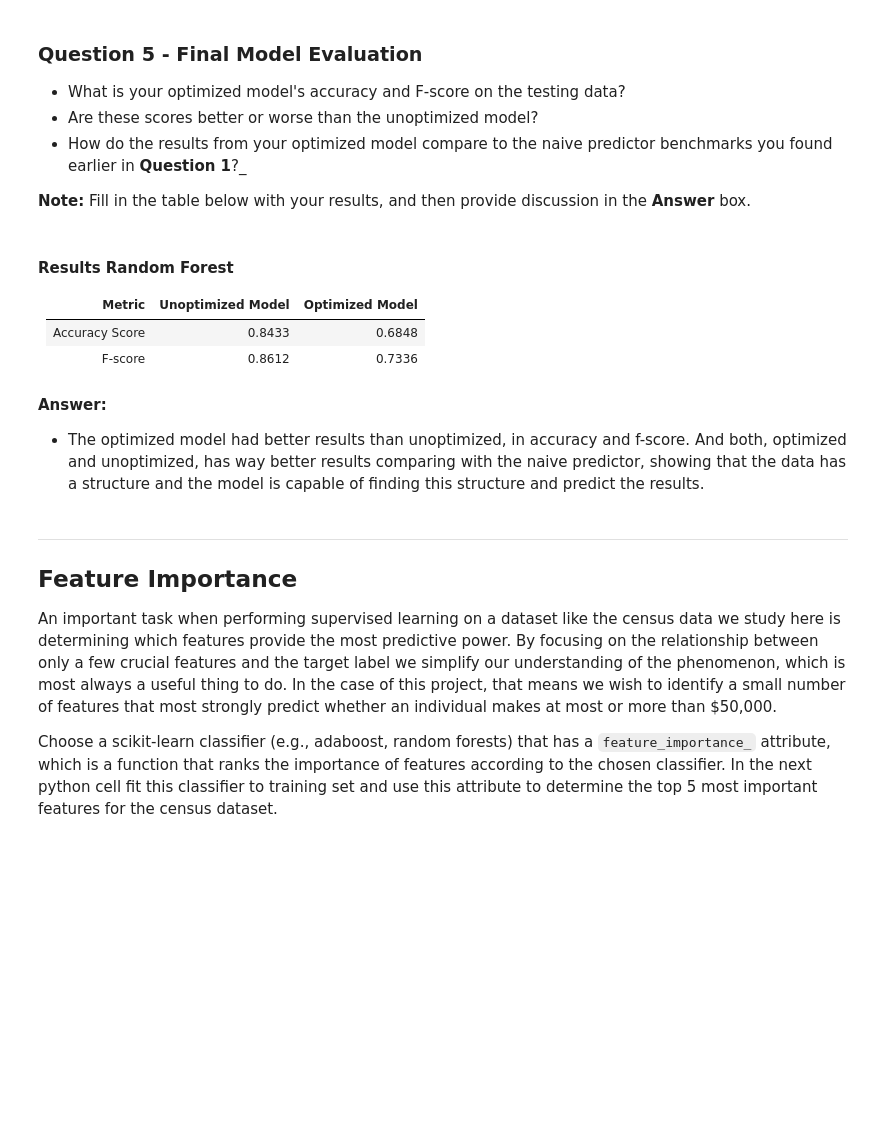
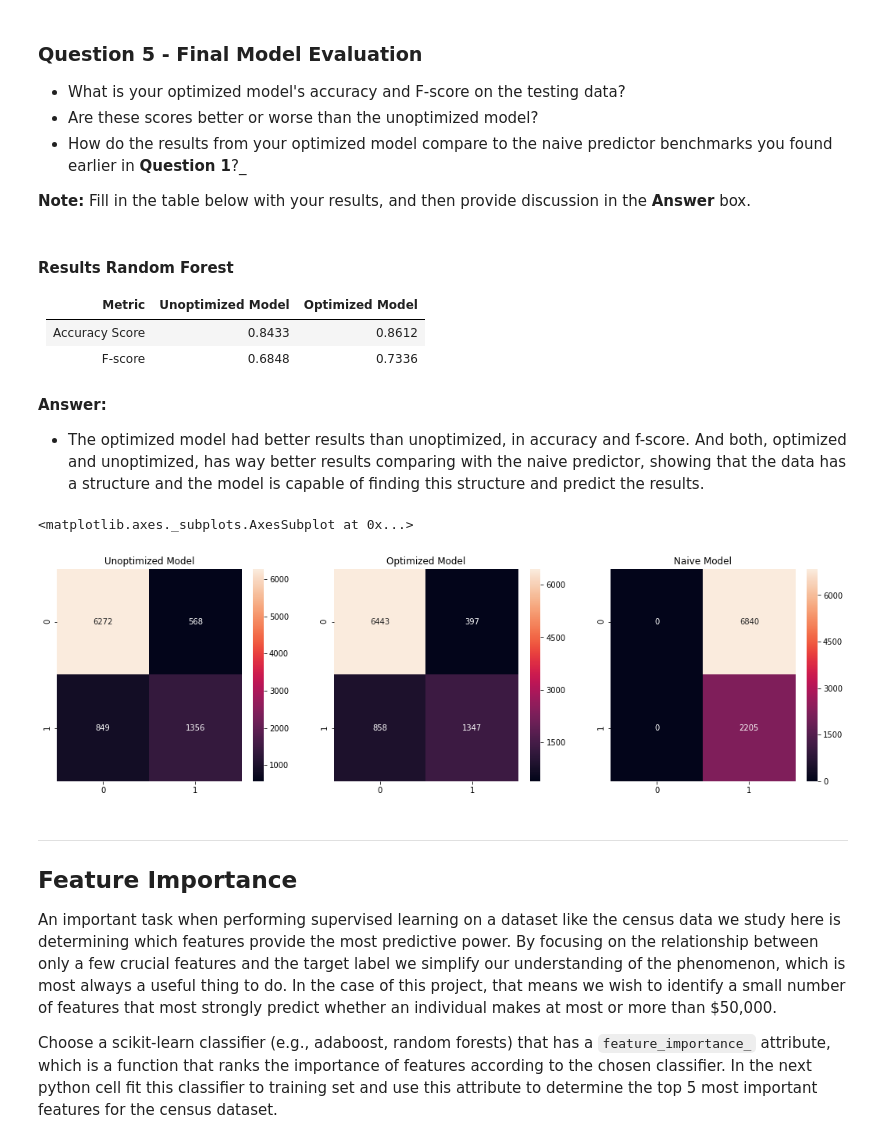
Before and after one commit to PauloHARocha/CharityML-project, a Jupyter notebook: report.ipynb, the cells around one changed output. Cells and saved outputs as stored; diff of their text form; code cells hidden in the pictures; blank space fills up the shorter version.

```diff
--- a/report.ipynb
+++ b/report.ipynb
@@ -526,7 +527,7 @@ parameters = {
 scorer = make_scorer(fbeta_score, beta=0.5)
 
 # TODO: Perform grid search on the classifier using 'scorer' as the scoring method using GridSearchCV()
-grid_obj = GridSearchCV(clf, param_grid=parameters, verbose=100)
+grid_obj = GridSearchCV(clf, param_grid=parameters, scoring=scorer, verbose=100)
 
 # TODO: Fit the grid search object to the training data and find the optimal parameters using fit()
 grid_fit = grid_obj.fit(X_train, y_train)
@@ -596,12 +597,33 @@ Best classifier: RandomForestClassifier(bootstrap=True, class_weight=None, crite
 
 |     Metric     | Unoptimized Model | Optimized Model |
 | :------------: | :---------------: | :-------------: |
-| Accuracy Score |   0.8433          |          0.6848 |
-| F-score        |   0.8612          | 0.7336          |
+| Accuracy Score |   0.8433          |     0.8612      |
+| F-score        |   0.6848          | 0.7336          |
 # %% [markdown]
 **Answer:**
 
 - The optimized model had better results than unoptimized, in accuracy and f-score. And both, optimized and unoptimized, has way better results comparing with the naive predictor, showing that the data has a structure and the model is capable of finding this structure and predict the results.
+# %%
+from sklearn.metrics import confusion_matrix
+import matplotlib.pyplot as plt
+import seaborn as sns
+
+
+pred = clf.predict(X_test)
+best_pred = best_clf.predict(X_test)
+
+f, axs = plt.subplots(1, 3, figsize=(18, 5))
+
+axs[0].set_title('Unoptimized Model')
+axs[1].set_title('Optimized Model')
+axs[2].set_title('Naive Model')
+
+sns.heatmap(confusion_matrix(y_test, pred), annot = True, fmt = '', ax=axs[0])
+sns.heatmap(confusion_matrix(y_test, best_pred), annot = True, fmt = '', ax=axs[1])
+sns.heatmap(confusion_matrix(y_test, np.full((y_test.shape), 1)) ,annot = True, fmt = '', ax=axs[2])
+# %% [output]
+<matplotlib.axes._subplots.AxesSubplot at 0x...>
+[figure, added]
 # %% [markdown]
 ----
 ## Feature Importance
```
Also changed, not shown: parts of 6 cells of this notebook, 1 other file.
